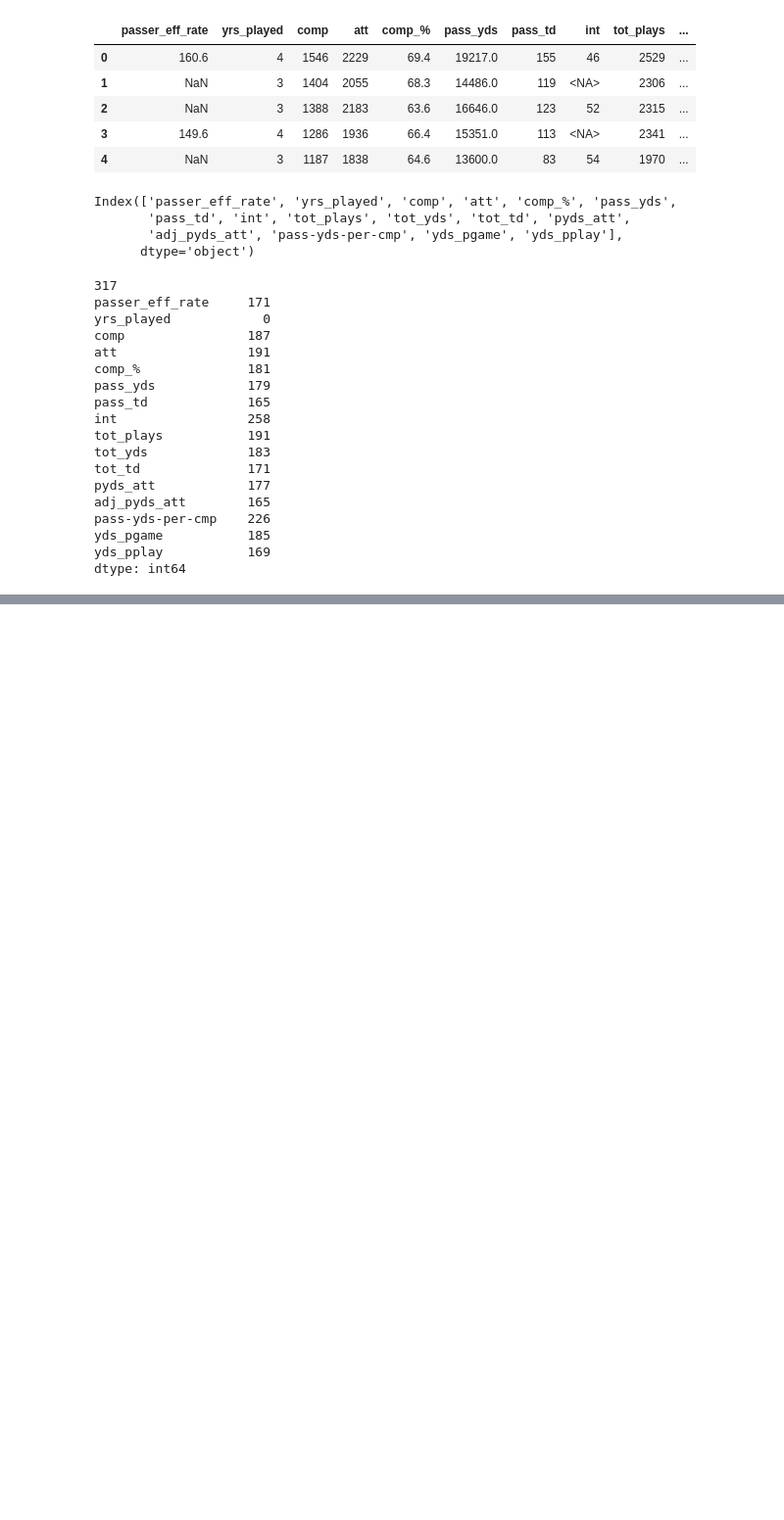
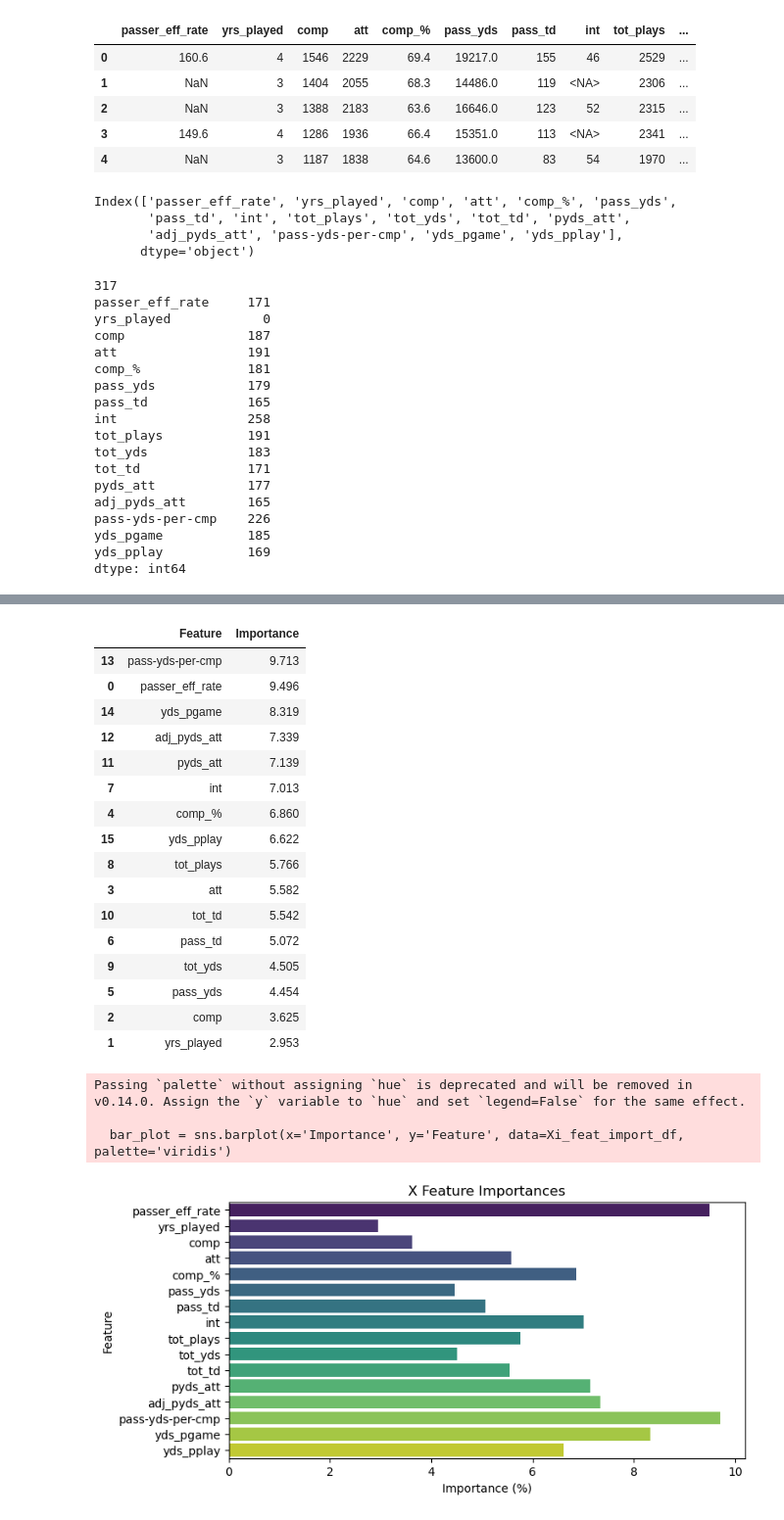
Before and after one commit to willablackmon/nfl_quarterback_draft, a Jupyter notebook: Modeling/cfb_nfl_stat_study.ipynb, the cells around one changed output, grey strips where cells are left out. Shown at 98% size. Saved outputs shown, nothing was run; the diff lists cells and outputs as text; code cells hidden in the pictures; blank space fills up the shorter version.

```diff
--- a/Modeling/cfb_nfl_stat_study.ipynb
+++ b/Modeling/cfb_nfl_stat_study.ipynb
@@ -191,3 +287,13 @@ X0_test_scaled = X0_scaler.transform(X0_test)
+# %%
+from sklearn.preprocessing import StandardScaler
+
+# Create a StandardScaler instance
+Xi_scaler = StandardScaler()
+# Fit the Standard Scaler with the training data
+Xi_scaler.fit(Xi_train)
+# Scale the TRAINING DATA and TEST DATA SEPARATELY with the Transform Function
+Xi_train_scaled = Xi_scaler.transform(Xi_train)
+Xi_test_scaled = Xi_scaler.transform(Xi_test)
 # %% [markdown]
 ### Create and Fit a Logistic Regression Model
 + create a Logistic Regression model
@@ -210,0 +325,7 @@ LogReg Model Training/Fit score: 0.6793
+# %%
+# Create a LogisticRegression instance
+lri_model = LogisticRegression(random_state = 13)
+# Fit the LogisticRegression with the training data
+lri_model.fit(Xi_train_scaled, yi_train)
+# Check fit of training data...
+print(f"LogReg Model training/fit score (with imputer for NA data ): {lri_model.score(Xi_train_scaled, yi_train):.4f}")
@@ -210,0 +433,41 @@ LogReg Model Training/Fit score: 0.6793
+# %%
+# Investigate Feature Imporances for the Random Forest trained on Imputer for NA
+# rfci is your trained Random Forest model and X0 is your DataFrame
+importances_i = np.round(rfci.feature_importances_ * 100, 3)  # Get importances in %
+feature_names_i = Xi.columns  # Get feature names
+
+# Create a DataFrame for feature importances
+Xi_feat_import_df = pd.DataFrame({'Feature': feature_names_i, 'Importance': importances_i})
+
+# Display sorted feature importances
+display(Xi_feat_import_df.sort_values(by='Importance', ascending=False))
+
+# Visualize with Seaborn bar chart of Feature Importance
+plt.figure(figsize=(8, 4))  # Width=8, Height=4
+bar_plot = sns.barplot(x='Importance', y='Feature', data=Xi_feat_import_df, palette='viridis')
+plt.xlabel('Importance (%)')
+plt.ylabel('Feature')
+plt.title('X Feature Importances')
+plt.show()
+# %% [output]
+|  | Feature | Importance |
+| 13 | pass-yds-per-cmp | 9.713 |
+| 0 | passer_eff_rate | 9.496 |
+| 14 | yds_pgame | 8.319 |
+| 12 | adj_pyds_att | 7.339 |
+| 11 | pyds_att | 7.139 |
+| 7 | int | 7.013 |
+| 4 | comp_% | 6.860 |
+| 15 | yds_pplay | 6.622 |
+| 8 | tot_plays | 5.766 |
+| 3 | att | 5.582 |
+| 10 | tot_td | 5.542 |
+| 6 | pass_td | 5.072 |
+| 9 | tot_yds | 4.505 |
+| 5 | pass_yds | 4.454 |
+| 2 | comp | 3.625 |
+| 1 | yrs_played | 2.953 |
+Passing `palette` without assigning `hue` is deprecated and will be removed in v0.14.0. Assign the `y` variable to `hue` and set `legend=False` for the same effect.
+
+  bar_plot = sns.barplot(x='Importance', y='Feature', data=Xi_feat_import_df, palette='viridis')
+[figure, added]
```
Also changed, not shown: parts of 30 cells of this notebook, 3 other files.
